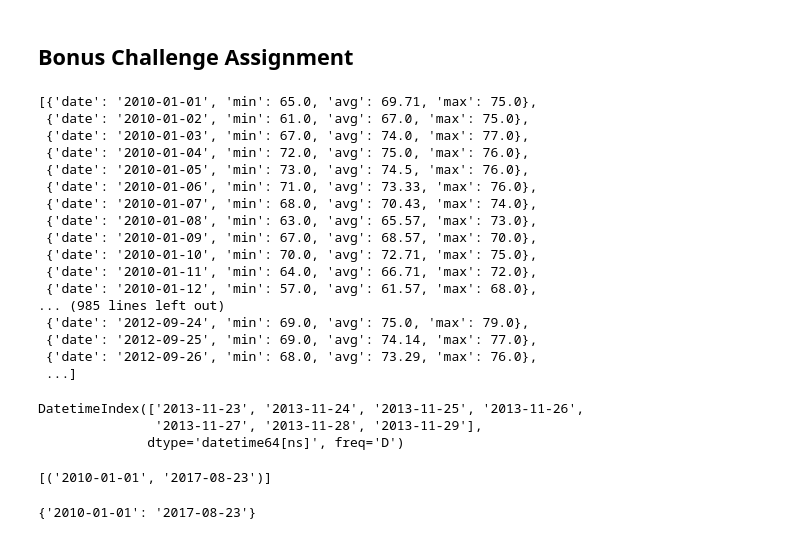
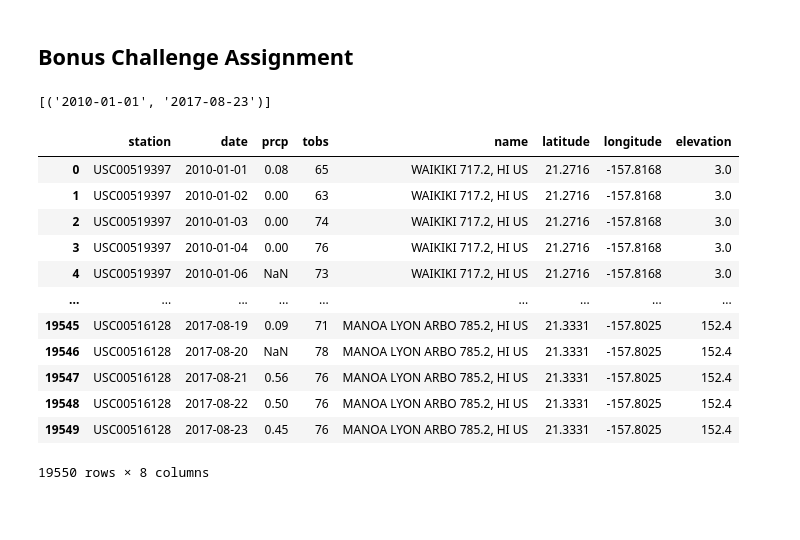
Before and after one commit to stuhunter4/SQLAlchemy_climate_data, a Jupyter notebook: Climate.ipynb, the cells around one changed output. Drawn from its saved outputs; the diff is of its cells as text; code cells hidden in the pictures; blank space fills up the shorter version.

Commit message:
struggling to get the bonus challenge started with sql queries, don't understand why and I'm running out of time so I'm going to try the read_csv route

```diff
--- a/Climate.ipynb
+++ b/Climate.ipynb
@@ -185,57 +185,6 @@ plt.show()
 [figure]
 # %% [markdown]
 ## Bonus Challenge Assignment
-# %%
-
-# query the min temp, avg temp, and max temp for
-# all dates greater than and equal to start date
-sel = [Measurement.date,
-    func.min(Measurement.tobs),
-    func.avg(Measurement.tobs),
-    func.max(Measurement.tobs)]
-
-results = session.query(*sel).\
-    group_by(Measurement.date).all()
-
-all_dates = []
-for x in range(len(results)):
-    dates_dict = {}
-    dates_dict["date"] = results[x][0]
-    dates_dict["min"] = results[x][1]
-    dates_dict["avg"] = round(results[x][2], 2)
-    dates_dict["max"] = results[x][3]
-    all_dates.append(dates_dict)
-
-all_dates
-# %% [output]
-[{'date': '2010-01-01', 'min': 65.0, 'avg': 69.71, 'max': 75.0},
- {'date': '2010-01-02', 'min': 61.0, 'avg': 67.0, 'max': 75.0},
- {'date': '2010-01-03', 'min': 67.0, 'avg': 74.0, 'max': 77.0},
- {'date': '2010-01-04', 'min': 72.0, 'avg': 75.0, 'max': 76.0},
- {'date': '2010-01-05', 'min': 73.0, 'avg': 74.5, 'max': 76.0},
- {'date': '2010-01-06', 'min': 71.0, 'avg': 73.33, 'max': 76.0},
- {'date': '2010-01-07', 'min': 68.0, 'avg': 70.43, 'max': 74.0},
- {'date': '2010-01-08', 'min': 63.0, 'avg': 65.57, 'max': 73.0},
- {'date': '2010-01-09', 'min': 67.0, 'avg': 68.57, 'max': 70.0},
- {'date': '2010-01-10', 'min': 70.0, 'avg': 72.71, 'max': 75.0},
- {'date': '2010-01-11', 'min': 64.0, 'avg': 66.71, 'max': 72.0},
- {'date': '2010-01-12', 'min': 57.0, 'avg': 61.57, 'max': 68.0},
-... (985 lines left out)
- {'date': '2012-09-24', 'min': 69.0, 'avg': 75.0, 'max': 79.0},
- {'date': '2012-09-25', 'min': 69.0, 'avg': 74.14, 'max': 77.0},
- {'date': '2012-09-26', 'min': 68.0, 'avg': 73.29, 'max': 76.0},
- ...]
-# %%
-# create list of dates you will be traveling
-start = dt.date(2013, 11, 23)
-end = dt.date(2013, 11, 29)
-
-index = pd.date_range(start, end)
-index
-# %% [output]
-DatetimeIndex(['2013-11-23', '2013-11-24', '2013-11-25', '2013-11-26',
-               '2013-11-27', '2013-11-28', '2013-11-29'],
-              dtype='datetime64[ns]', freq='D')
 # %%
 # range of years in the data set
 sel = [func.min(Measurement.date),
@@ -246,8 +195,23 @@ years = session.query(*sel).all()
 print(years)
 # %% [output]
 [('2010-01-01', '2017-08-23')]
-# %%
-dictionary = dict(years)
-dictionary
-# %% [output]
-{'2010-01-01': '2017-08-23'}
+# %%
+# read csv into dataframes
+measurement_df = pd.read_csv("./Resources/hawaii_measurements.csv")
+station_df =pd.read_csv("./Resources/hawaii_stations.csv")
+complete_df = pd.merge(measurement_df, station_df, how="left", on=["station", "station"])
+complete_df
+# %% [output]
+|  | station | date | prcp | tobs | name | latitude | longitude | elevation |
+| 0 | USC00519397 | 2010-01-01 | 0.08 | 65 | WAIKIKI 717.2, HI US | 21.2716 | -157.8168 | 3.0 |
+| 1 | USC00519397 | 2010-01-02 | 0.00 | 63 | WAIKIKI 717.2, HI US | 21.2716 | -157.8168 | 3.0 |
+| 2 | USC00519397 | 2010-01-03 | 0.00 | 74 | WAIKIKI 717.2, HI US | 21.2716 | -157.8168 | 3.0 |
+| 3 | USC00519397 | 2010-01-04 | 0.00 | 76 | WAIKIKI 717.2, HI US | 21.2716 | -157.8168 | 3.0 |
+| 4 | USC00519397 | 2010-01-06 | NaN | 73 | WAIKIKI 717.2, HI US | 21.2716 | -157.8168 | 3.0 |
+| ... | ... | ... | ... | ... | ... | ... | ... | ... |
+| 19545 | USC00516128 | 2017-08-19 | 0.09 | 71 | MANOA LYON ARBO 785.2, HI US | 21.3331 | -157.8025 | 152.4 |
+| 19546 | USC00516128 | 2017-08-20 | NaN | 78 | MANOA LYON ARBO 785.2, HI US | 21.3331 | -157.8025 | 152.4 |
+| 19547 | USC00516128 | 2017-08-21 | 0.56 | 76 | MANOA LYON ARBO 785.2, HI US | 21.3331 | -157.8025 | 152.4 |
+| 19548 | USC00516128 | 2017-08-22 | 0.50 | 76 | MANOA LYON ARBO 785.2, HI US | 21.3331 | -157.8025 | 152.4 |
+| 19549 | USC00516128 | 2017-08-23 | 0.45 | 76 | MANOA LYON ARBO 785.2, HI US | 21.3331 | -157.8025 | 152.4 |
+19550 rows × 8 columns
```
Also changed, not shown: parts of 4 cells of this notebook.
